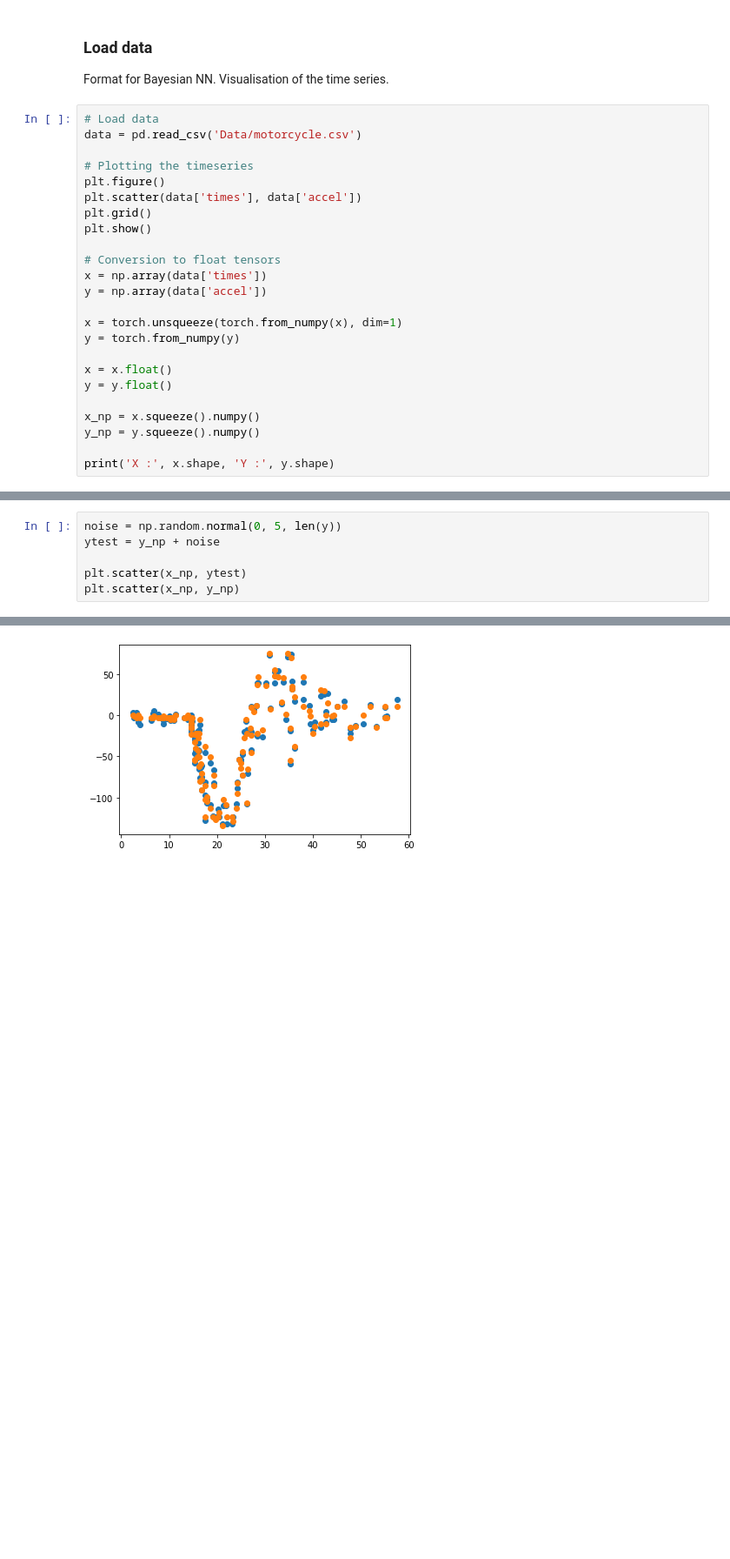
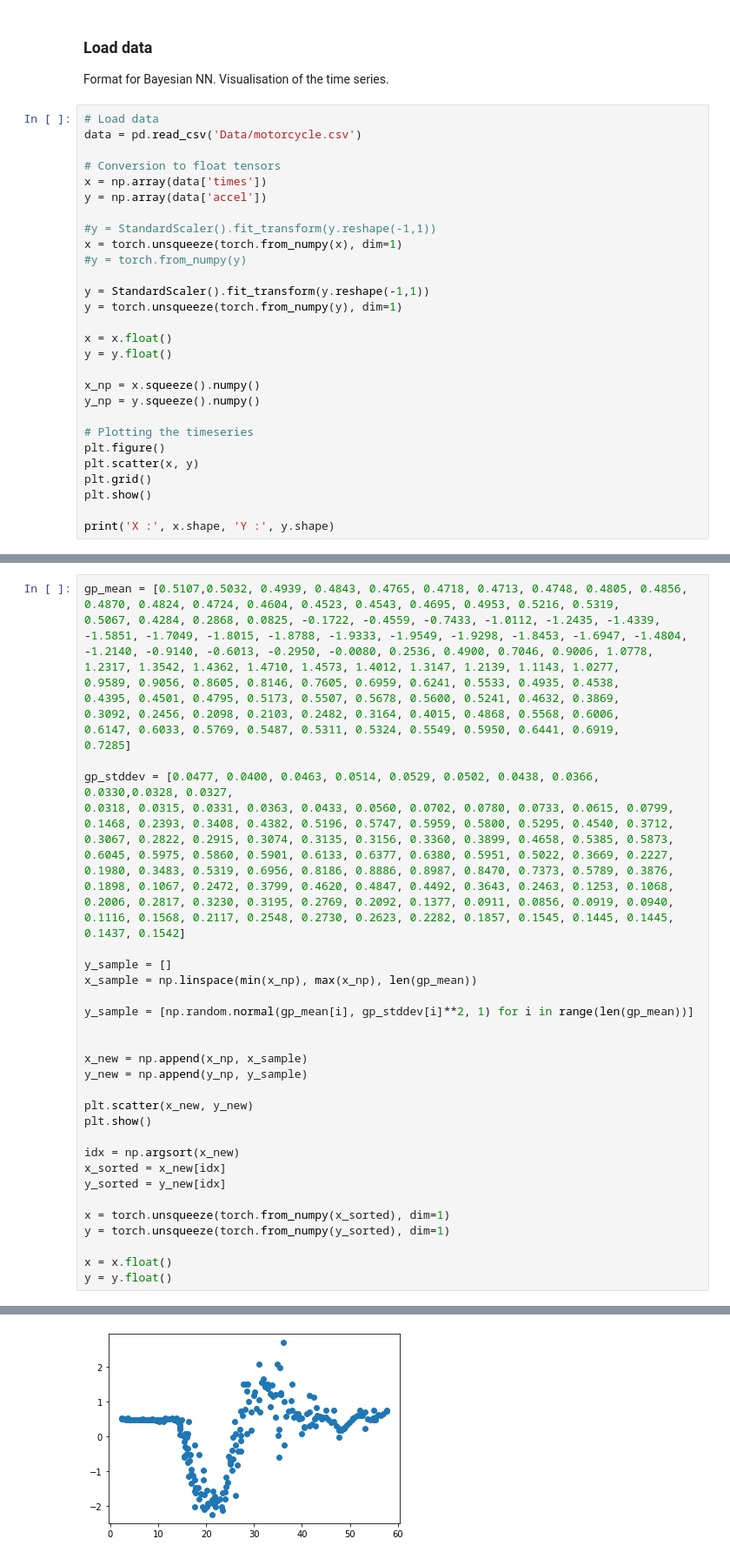
Before and after one commit to nalatraz/DeepLearning_Project7a, a Jupyter notebook: Bayesian Linear - Motorcycle Test.ipynb, the cells around one changed output, grey strips where cells are left out. Shown: that part at 87% size. Drawn from its saved outputs; the diff is of its cells as text; blank space fills up the shorter version.

```diff
--- a/Bayesian Linear - Motorcycle Test.ipynb
+++ b/Bayesian Linear - Motorcycle Test.ipynb
@@ -27,19 +30,17 @@ Format for Bayesian NN. Visualisation of the time series.
 # %%
 # Load data
 data = pd.read_csv('Data/motorcycle.csv')
-
-# Plotting the timeseries
-plt.figure()
-plt.scatter(data['times'], data['accel'])
-plt.grid()
-plt.show()
 
 # Conversion to float tensors
 x = np.array(data['times'])
 y = np.array(data['accel'])
 
+#y = StandardScaler().fit_transform(y.reshape(-1,1))
 x = torch.unsqueeze(torch.from_numpy(x), dim=1)
-y = torch.from_numpy(y)
+#y = torch.from_numpy(y)
+
+y = StandardScaler().fit_transform(y.reshape(-1,1))
+y = torch.unsqueeze(torch.from_numpy(y), dim=1)
 
 x = x.float()
 y = y.float()
@@ -47,5 +48,11 @@ y = y.float()
 x_np = x.squeeze().numpy()
 y_np = y.squeeze().numpy()
 
+# Plotting the timeseries
+plt.figure()
+plt.scatter(x, y)
+plt.grid()
+plt.show()
+
 print('X :', x.shape, 'Y :', y.shape)
 # %% [output]
@@ -54,7 +63,46 @@ X : torch.Size([133, 1]) Y : torch.Size([133])
 # %%
-noise = np.random.normal(0, 5, len(y))
-ytest = y_np + noise
+gp_mean = [0.5107,0.5032, 0.4939, 0.4843, 0.4765, 0.4718, 0.4713, 0.4748, 0.4805, 0.4856,
+0.4870, 0.4824, 0.4724, 0.4604, 0.4523, 0.4543, 0.4695, 0.4953, 0.5216, 0.5319,
+0.5067, 0.4284, 0.2868, 0.0825, -0.1722, -0.4559, -0.7433, -1.0112, -1.2435, -1.4339,
+-1.5851, -1.7049, -1.8015, -1.8788, -1.9333, -1.9549, -1.9298, -1.8453, -1.6947, -1.4804,
+-1.2140, -0.9140, -0.6013, -0.2950, -0.0080, 0.2536, 0.4900, 0.7046, 0.9006, 1.0778,
+1.2317, 1.3542, 1.4362, 1.4710, 1.4573, 1.4012, 1.3147, 1.2139, 1.1143, 1.0277,
+0.9589, 0.9056, 0.8605, 0.8146, 0.7605, 0.6959, 0.6241, 0.5533, 0.4935, 0.4538,
+0.4395, 0.4501, 0.4795, 0.5173, 0.5507, 0.5678, 0.5600, 0.5241, 0.4632, 0.3869,
+0.3092, 0.2456, 0.2098, 0.2103, 0.2482, 0.3164, 0.4015, 0.4868, 0.5568, 0.6006,
+0.6147, 0.6033, 0.5769, 0.5487, 0.5311, 0.5324, 0.5549, 0.5950, 0.6441, 0.6919,
+0.7285]
 
-plt.scatter(x_np, ytest)
-plt.scatter(x_np, y_np)
+gp_stddev = [0.0477, 0.0400, 0.0463, 0.0514, 0.0529, 0.0502, 0.0438, 0.0366, 0.0330,0.0328, 0.0327,
+0.0318, 0.0315, 0.0331, 0.0363, 0.0433, 0.0560, 0.0702, 0.0780, 0.0733, 0.0615, 0.0799,
+0.1468, 0.2393, 0.3408, 0.4382, 0.5196, 0.5747, 0.5959, 0.5800, 0.5295, 0.4540, 0.3712,
+0.3067, 0.2822, 0.2915, 0.3074, 0.3135, 0.3156, 0.3360, 0.3899, 0.4658, 0.5385, 0.5873,
+0.6045, 0.5975, 0.5860, 0.5901, 0.6133, 0.6377, 0.6380, 0.5951, 0.5022, 0.3669, 0.2227,
+0.1980, 0.3483, 0.5319, 0.6956, 0.8186, 0.8886, 0.8987, 0.8470, 0.7373, 0.5789, 0.3876,
+0.1898, 0.1067, 0.2472, 0.3799, 0.4620, 0.4847, 0.4492, 0.3643, 0.2463, 0.1253, 0.1068,
+0.2006, 0.2817, 0.3230, 0.3195, 0.2769, 0.2092, 0.1377, 0.0911, 0.0856, 0.0919, 0.0940,
+0.1116, 0.1568, 0.2117, 0.2548, 0.2730, 0.2623, 0.2282, 0.1857, 0.1545, 0.1445, 0.1445,
+0.1437, 0.1542]
+
+y_sample = []
+x_sample = np.linspace(min(x_np), max(x_np), len(gp_mean))
+
+y_sample = [np.random.normal(gp_mean[i], gp_stddev[i]**2, 1) for i in range(len(gp_mean))]
+
+
+x_new = np.append(x_np, x_sample)
+y_new = np.append(y_np, y_sample)
+
+plt.scatter(x_new, y_new)
+plt.show()
+
+idx = np.argsort(x_new)
+x_sorted = x_new[idx]
+y_sorted = y_new[idx]
+
+x = torch.unsqueeze(torch.from_numpy(x_sorted), dim=1)
+y = torch.unsqueeze(torch.from_numpy(y_sorted), dim=1)
+
+x = x.float()
+y = y.float()
 # %% [output]
@@ -62,3 +109,3 @@ plt.scatter(x_np, y_np)
-[figure, old version]
+[figure, new version]
 # %% [markdown]
 ### Model
```
Also changed, not shown: parts of 16 cells of this notebook.
